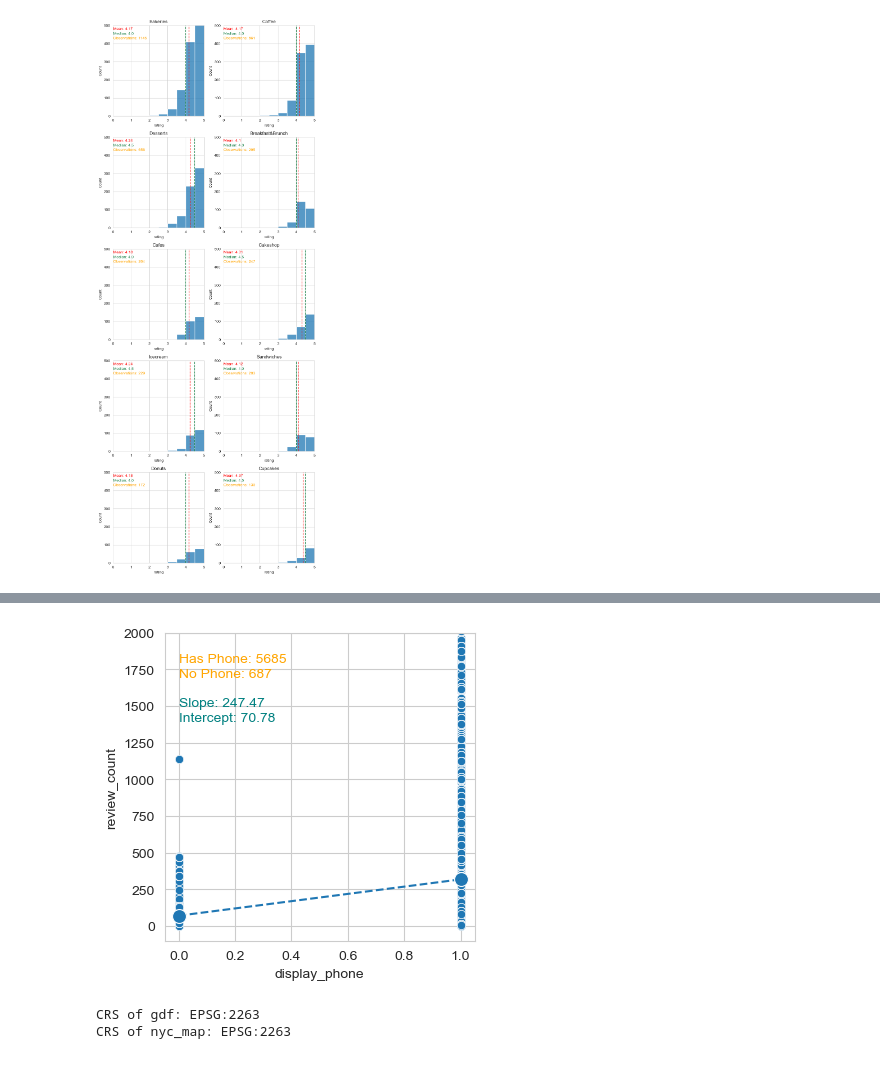
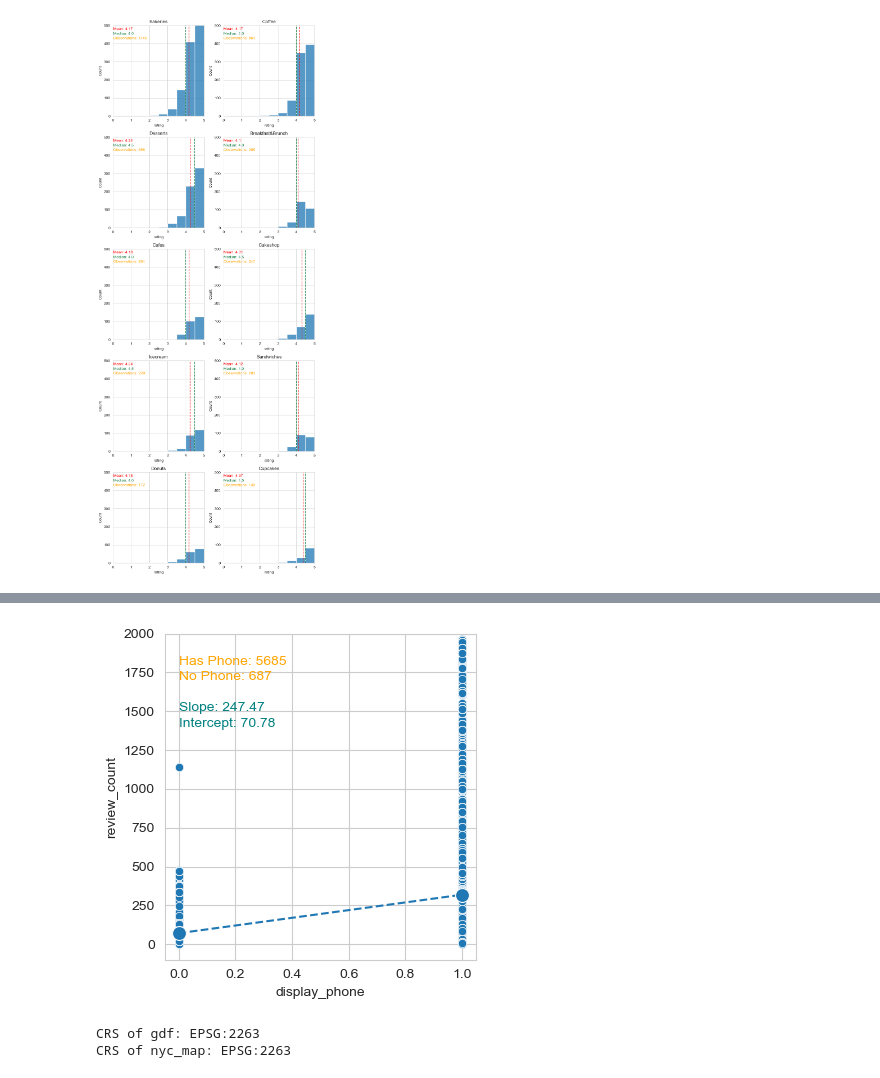
Before and after one commit to anderoos/analysis-of-nyc-bakeries, a Jupyter notebook: summary_analysis.ipynb, the cells around one changed output, grey strips where cells are left out. Cells and saved outputs as stored; diff of their text form; code cells hidden in the pictures.

```diff
--- a/summary_analysis.ipynb
+++ b/summary_analysis.ipynb
@@ -170,32 +265,32 @@ plt.show()
 # %%
-# Phone number comparison, does having a phone number affect business traffic?
+ # Phone number comparison, does having a phone number affect business traffic?
 # Generate subplot
 fig2,ax2 = plt.subplots(figsize=(4,4))
     # Unsampled
         # Add scatterplot of having phone vs not having phone
 sns.scatterplot(data=df_main, x='display_phone', y='review_count', ax=ax2)
         # Define populations
 has_phone_df = df_main[df_main['display_phone'] == True]
 no_phone_df = df_main[df_main['display_phone'] == False]
         # Mean value of True False values
 review_count_means_w_phone = [no_phone_df.review_count.mean(), has_phone_df.review_count.mean()]
 sns.lineplot(review_count_means_w_phone, marker='o', markersize=10, linestyle='--', ax=ax2)
         # Add observations
 ax2.text(0, 1800, f"Has Phone: {len(has_phone_df)}", color='orange')
 ax2.text(0, 1700, f"No Phone: {len(no_phone_df)}", color='orange')
         # Add y-limit
 ax2.set_ylim(-100,2000)
 
 # Get Slope
 import statsmodels.api as sm
 phone_model = sm.OLS.from_formula('review_count ~ display_phone', data=df_main)
 phone_params = phone_model.fit().params
 ax2.text(0, 1500, f"Slope: {round(phone_params[1], 2)}", color='teal')
 ax2.text(0, 1400, f"Intercept: {round(phone_params[0], 2)}", color='teal')
-
+fig2.tight_layout()
 fig2.savefig('Images/phone_num.png', format='png', dpi=300)
 # %% [output]
-[figure, old version]
+[figure, new version]
 # %%
 from sklearn.cluster import DBSCAN
 from sklearn.preprocessing import StandardScaler
```
Also changed, not shown: parts of 8 cells of this notebook, 10 other files.
